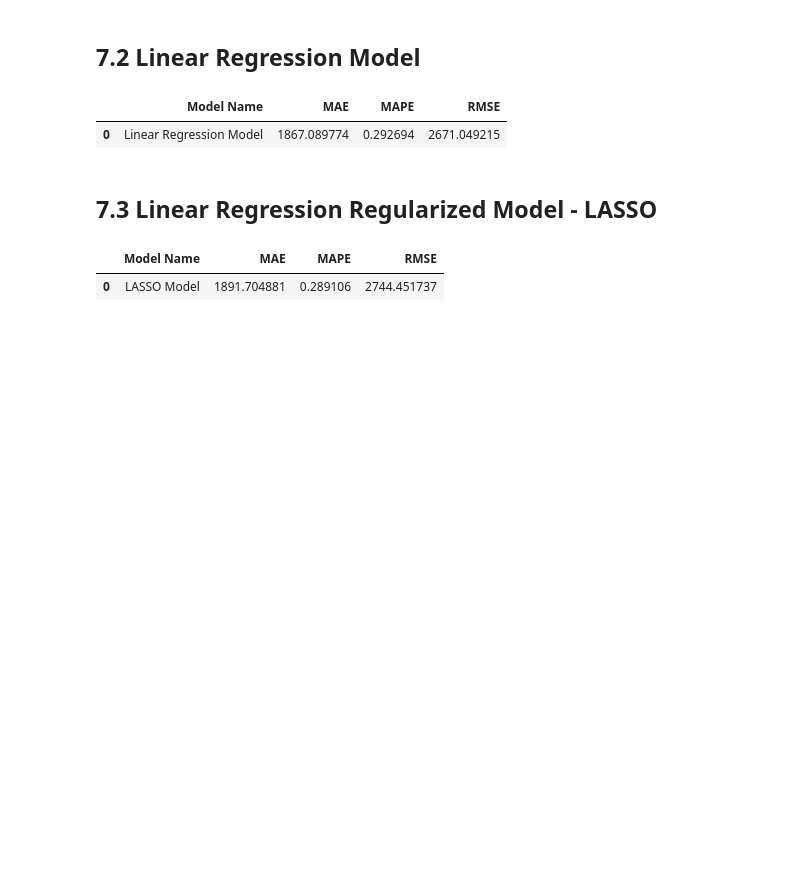
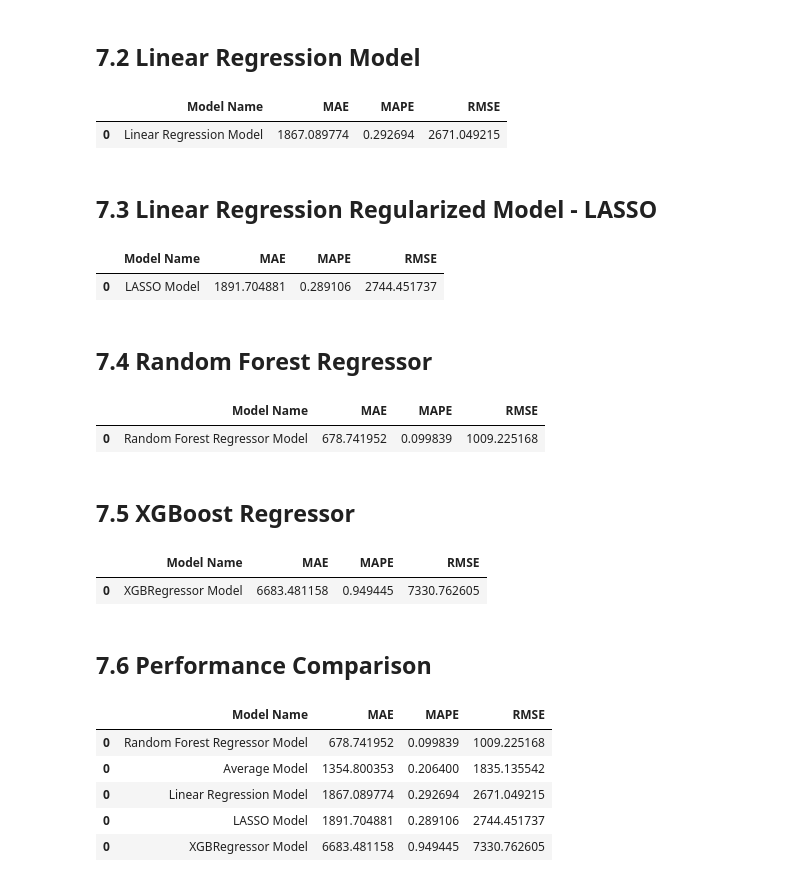
Before and after one commit to PedroPauloMR/ds_em_producao, a Jupyter notebook: main.ipynb, the cells around one changed output. Cells and saved outputs as stored; diff of their text form; code cells hidden in the pictures; blank space fills up the shorter version.

Commit message:
criacao cross validation e comparacao RMSE modelos

```diff
--- a/main.ipynb
+++ b/main.ipynb
@@ -1093,3 +1078,47 @@ lrr_result
 # %% [output]
 |  | Model Name | MAE | MAPE | RMSE |
 | 0 | LASSO Model | 1891.704881 | 0.289106 | 2744.451737 |
+# %% [markdown]
+## 7.4 Random Forest Regressor
+# %%
+# model
+rf = RandomForestRegressor(n_estimators=100, n_jobs=2, random_state=42).fit(x_train_m, y_train)
+
+# prediction
+yhat_rf = rf.predict(x_test_m)
+
+# performance
+rf_result = ml_error('Random Forest Regressor Model',np.expm1(y_test), np.expm1(yhat_rf) )
+rf_result
+# %% [output]
+|  | Model Name | MAE | MAPE | RMSE |
+| 0 | Random Forest Regressor Model | 678.741952 | 0.099839 | 1009.225168 |
+# %% [markdown]
+## 7.5 XGBoost Regressor
+# %%
+# model
+xg = xgb.XGBRegressor(objective = 'reg:squarederror',n_estimators=100, eta = 0.01,
+                max_depth = 10, subsample = 0.7,
+                colsample_bytree = 0.9).fit(x_train_m, y_train)
+
+# prediction
+yhat_xg = xg.predict(x_test_m)
+
+# performance
+xg_result = ml_error('XGBRegressor Model',np.expm1(y_test), np.expm1(yhat_xg) )
+xg_result
+# %% [output]
+|  | Model Name | MAE | MAPE | RMSE |
+| 0 | XGBRegressor Model | 6683.481158 | 0.949445 | 7330.762605 |
+# %% [markdown]
+## 7.6 Performance Comparison
+# %%
+modeling_result = pd.concat([baseline_result, lr_result, lrr_result, rf_result, xg_result])
+modeling_result.sort_values('RMSE')
+# %% [output]
+|  | Model Name | MAE | MAPE | RMSE |
+| 0 | Random Forest Regressor Model | 678.741952 | 0.099839 | 1009.225168 |
+| 0 | Average Model | 1354.800353 | 0.206400 | 1835.135542 |
+| 0 | Linear Regression Model | 1867.089774 | 0.292694 | 2671.049215 |
+| 0 | LASSO Model | 1891.704881 | 0.289106 | 2744.451737 |
+| 0 | XGBRegressor Model | 6683.481158 | 0.949445 | 7330.762605 |
```
Also changed, not shown: parts of 11 cells of this notebook.
